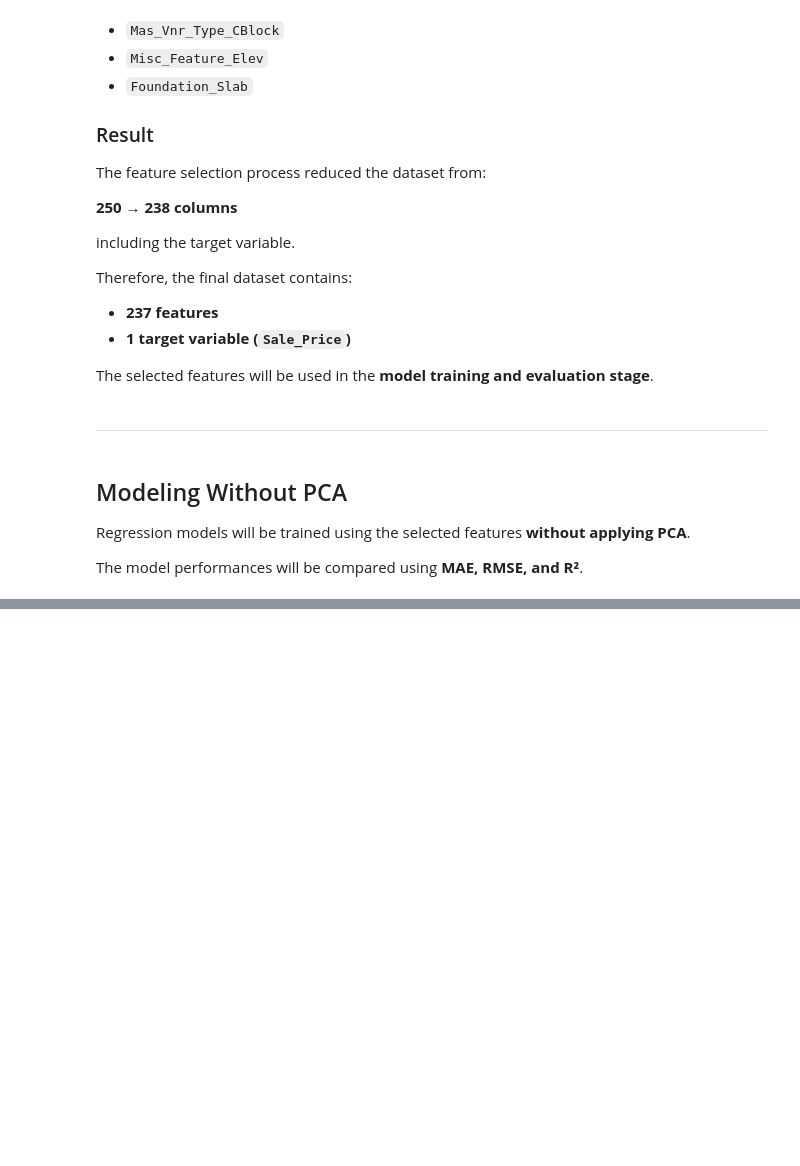
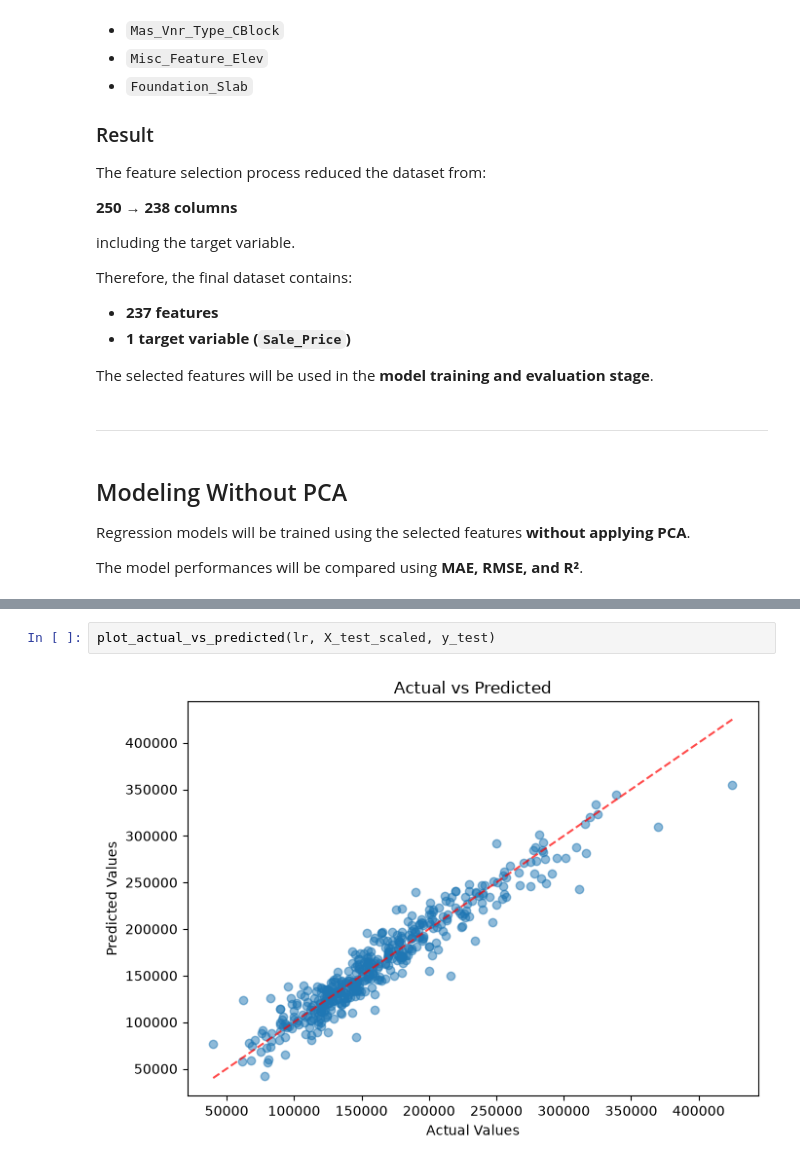
Before and after one commit to Mohamadzf23/ames-housing-price-prediction, a Jupyter notebook: src/ames_housing_price_prediction.ipynb, the cells around one changed output, grey strips where cells are left out. Saved outputs shown, nothing was run; the diff lists cells and outputs as text; blank space fills up the shorter version.

```diff
--- a/src/ames_housing_price_prediction.ipynb
+++ b/src/ames_housing_price_prediction.ipynb
@@ -2734,0 +2778,4 @@ The model performances will be compared using **MAE, RMSE, and R²**.
+# %%
+plot_actual_vs_predicted(lr, X_test_scaled, y_test)
+# %% [output]
+[figure, added]
```
Also changed, not shown: parts of 17 cells of this notebook, 1 other file.
